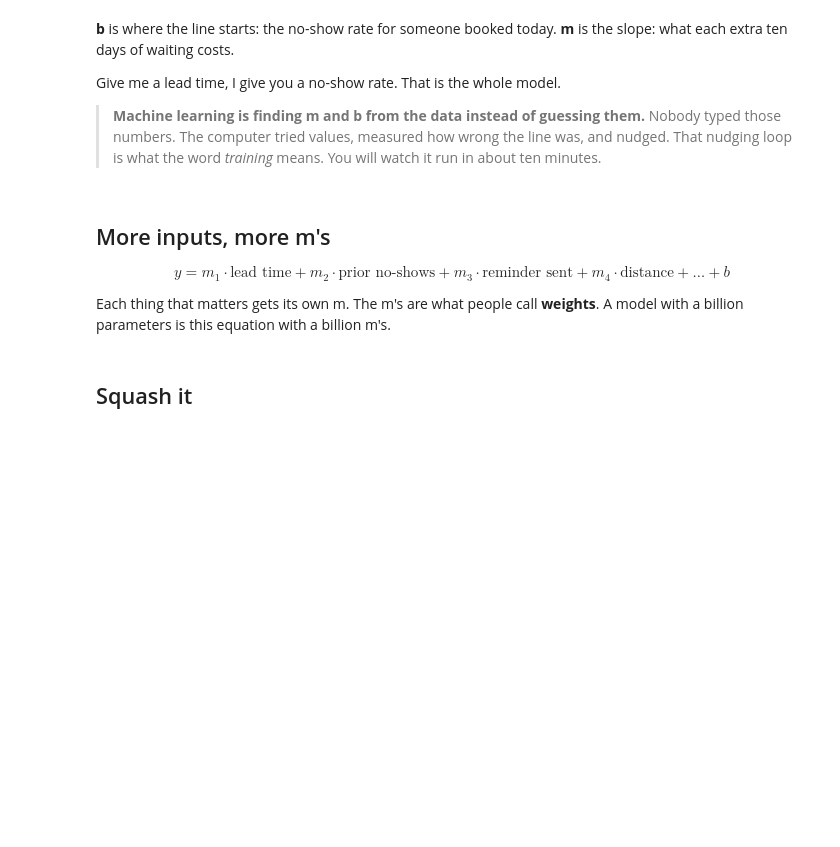
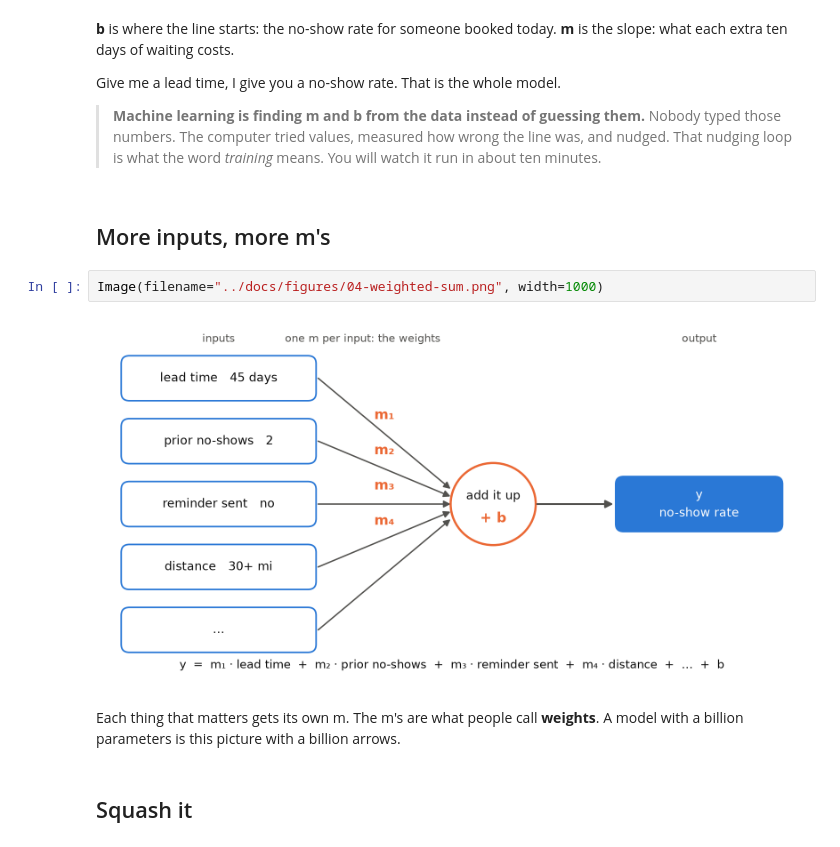
Before and after one commit to andyogah/no-show-ml-demo, a Jupyter notebook: notebooks/backup/no_show_classic_ml_prerun.ipynb, the cells around one changed output. Drawn from its saved outputs; the diff is of its cells as text; blank space fills up the shorter version.

Commit message:
Intro: the many-m's equation as a weighted-sum diagram

```diff
--- a/notebooks/backup/no_show_classic_ml_prerun.ipynb
+++ b/notebooks/backup/no_show_classic_ml_prerun.ipynb
@@ -70,13 +70,15 @@ Give me a lead time, I give you a no-show rate. That is the whole model.
 > Nobody typed those numbers. The computer tried values, measured how wrong the line was, and
 > nudged. That nudging loop is what the word *training* means. You will watch it run in about
 > ten minutes.
+# %% [markdown]
+## More inputs, more m's
+# %%
+Image(filename="../docs/figures/04-weighted-sum.png", width=1000)
+# %% [output]
+[figure, added]
 # %% [markdown]
-## More inputs, more m's
-
-$$y = m_1 \cdot \text{lead time} + m_2 \cdot \text{prior no-shows} + m_3 \cdot \text{reminder sent} + m_4 \cdot \text{distance} + \dots + b$$
-
 Each thing that matters gets its own m. The m's are what people call **weights**.
-A model with a billion parameters is this equation with a billion m's.
+A model with a billion parameters is this picture with a billion arrows.
 # %% [markdown]
 ## Squash it
 # %%
```
Also changed, not shown: 6 other files.
